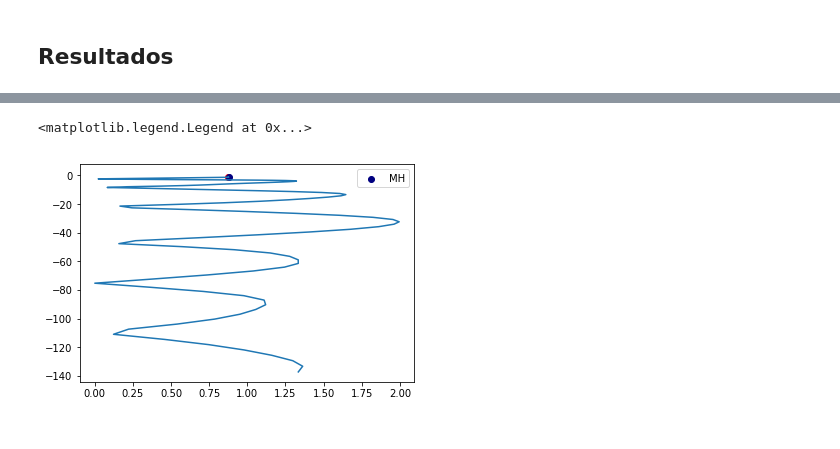
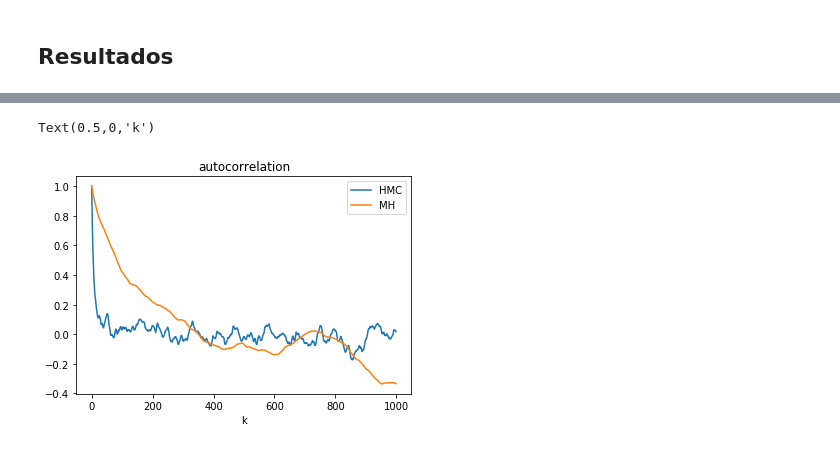
Before and after one commit to fluowhy/MCMC-methods, a Jupyter notebook: mcmc_hmc.ipynb, the cells around one changed output, grey strips where cells are left out. Drawn from its saved outputs; the diff is of its cells as text; code cells hidden in the pictures.

```diff
--- a/mcmc_hmc.ipynb
+++ b/mcmc_hmc.ipynb
@@ -608,10 +561,12 @@ plt.plot(H)
-# %%
-m[2] = 10
-m[0] = 1e0
-plt.plot(X[:, 0], X[:, 2])
-plt.scatter(q0[0], q0[2], color='red')
-plt.scatter(XM[0], XM[2], color='navy', label='MH')
-plt.legend()
-# %% [output]
-<matplotlib.legend.Legend at 0x...>
-[figure, removed]
+# %%
+ac_hmc_om = autocorrelation(R_hmc[0]['om'])
+ac_mh_om = autocorrelation(R_mh[0]['om'])
+
+plt.plot(ac_hmc_om, label='HMC')
+plt.plot(ac_mh_om, label='MH')
+plt.title('autocorrelation')
+plt.legend()
+plt.xlabel('k')
+# %% [output]
+Text(0.5,0,'k')
+[figure, added]
```
Also changed, not shown: parts of 12 cells of this notebook.
